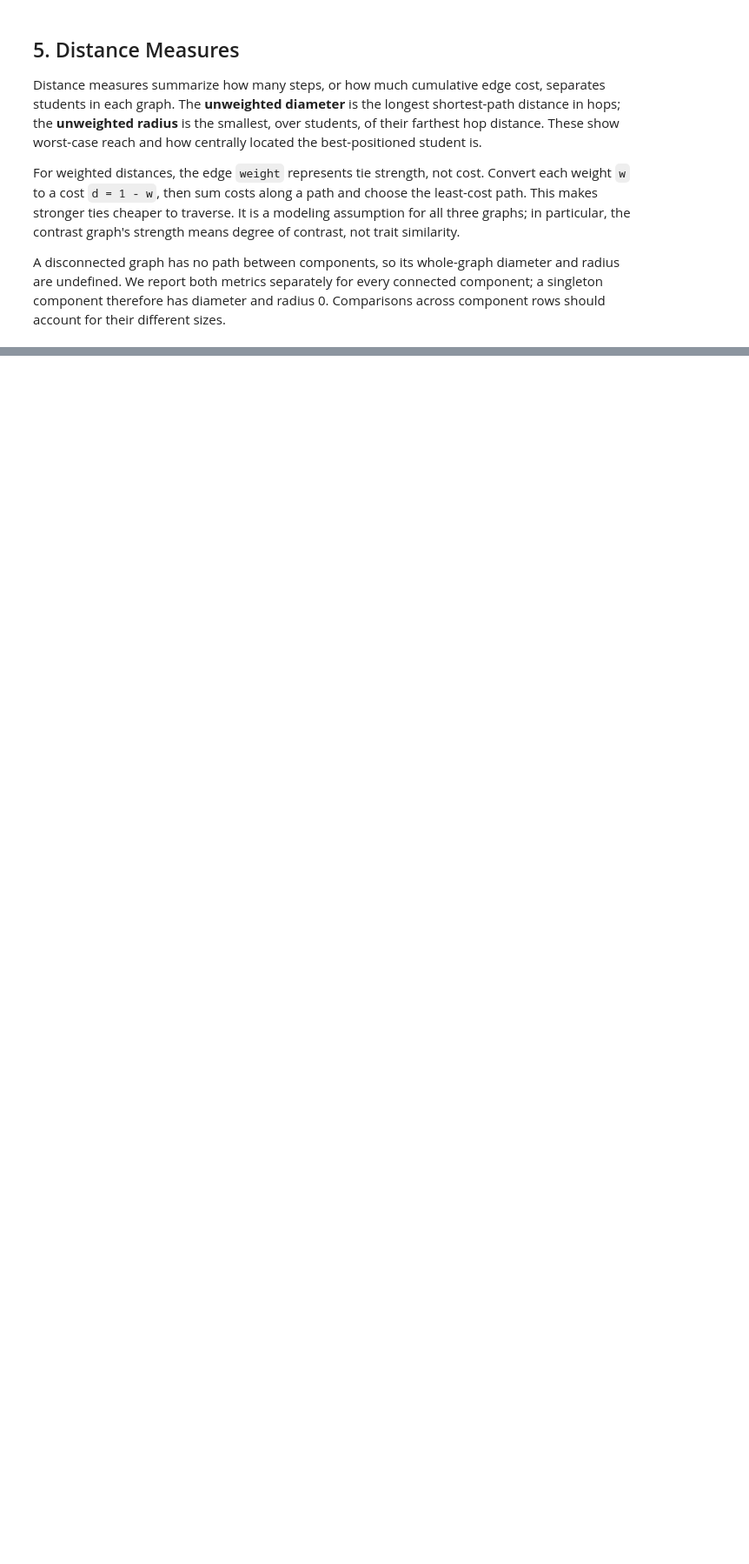
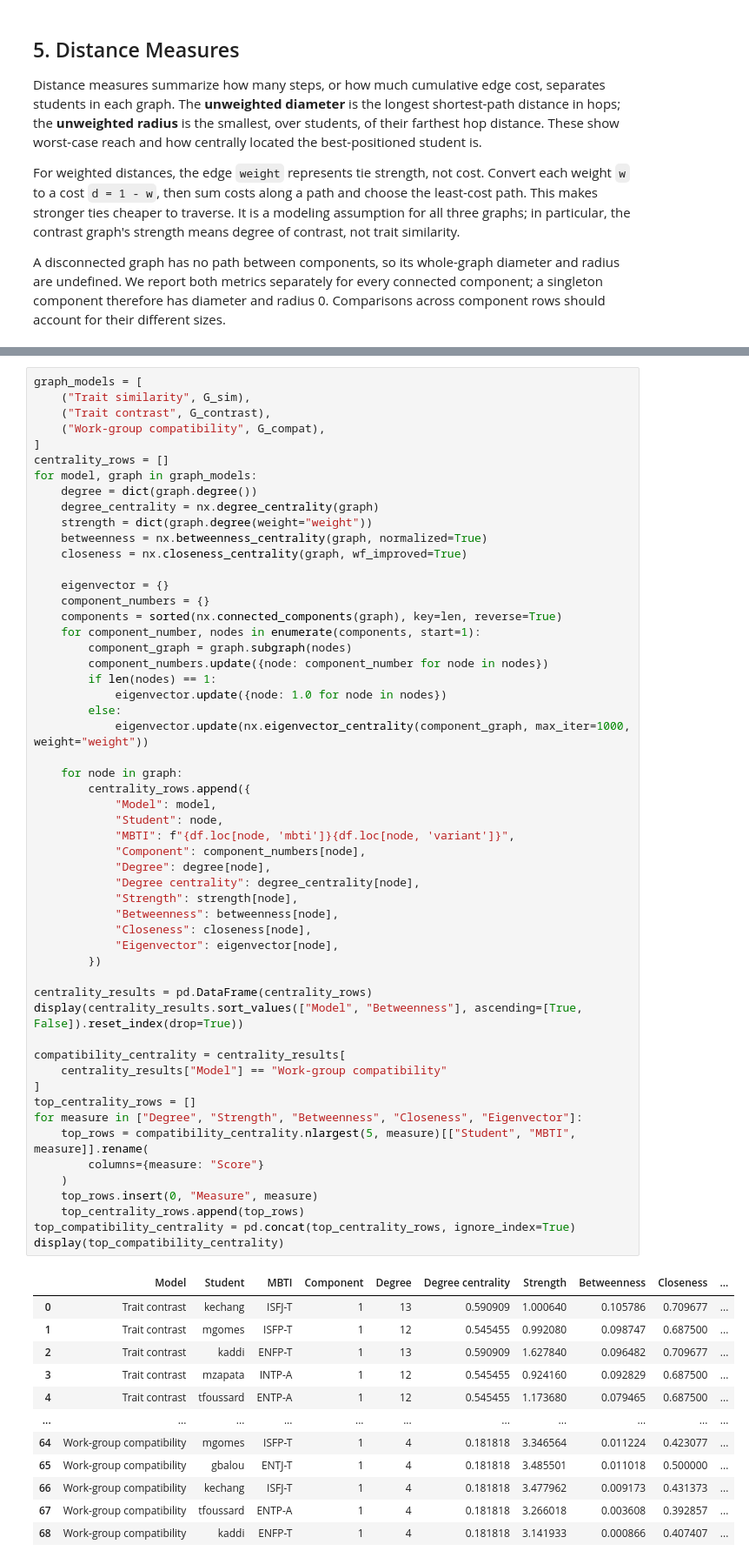
Before and after one commit to Waxguillermo/mbti-graph-analytics, a Jupyter notebook: base_notebook.ipynb, the cells around one changed output, grey strips where cells are left out. Shown at 87% size. Saved outputs shown, nothing was run; the diff lists cells and outputs as text; blank space fills up the shorter version.

Commit message:
Added centrality measures

```diff
--- a/base_notebook.ipynb
+++ b/base_notebook.ipynb
@@ -463,0 +476,67 @@ display(distance_results)
+# %%
+graph_models = [
+    ("Trait similarity", G_sim),
+    ("Trait contrast", G_contrast),
+    ("Work-group compatibility", G_compat),
+]
+centrality_rows = []
+for model, graph in graph_models:
+    degree = dict(graph.degree())
+    degree_centrality = nx.degree_centrality(graph)
+    strength = dict(graph.degree(weight="weight"))
+    betweenness = nx.betweenness_centrality(graph, normalized=True)
+    closeness = nx.closeness_centrality(graph, wf_improved=True)
+
+    eigenvector = {}
+    component_numbers = {}
+    components = sorted(nx.connected_components(graph), key=len, reverse=True)
+    for component_number, nodes in enumerate(components, start=1):
+        component_graph = graph.subgraph(nodes)
+        component_numbers.update({node: component_number for node in nodes})
+        if len(nodes) == 1:
+            eigenvector.update({node: 1.0 for node in nodes})
+        else:
+            eigenvector.update(nx.eigenvector_centrality(component_graph, max_iter=1000, weight="weight"))
+
+    for node in graph:
+        centrality_rows.append({
+            "Model": model,
+            "Student": node,
+            "MBTI": f"{df.loc[node, 'mbti']}{df.loc[node, 'variant']}",
+            "Component": component_numbers[node],
+            "Degree": degree[node],
+            "Degree centrality": degree_centrality[node],
+            "Strength": strength[node],
+            "Betweenness": betweenness[node],
+            "Closeness": closeness[node],
+            "Eigenvector": eigenvector[node],
+        })
+
+centrality_results = pd.DataFrame(centrality_rows)
+display(centrality_results.sort_values(["Model", "Betweenness"], ascending=[True, False]).reset_index(drop=True))
+
+compatibility_centrality = centrality_results[
+    centrality_results["Model"] == "Work-group compatibility"
+]
+top_centrality_rows = []
+for measure in ["Degree", "Strength", "Betweenness", "Closeness", "Eigenvector"]:
+    top_rows = compatibility_centrality.nlargest(5, measure)[["Student", "MBTI", measure]].rename(
+        columns={measure: "Score"}
+    )
+    top_rows.insert(0, "Measure", measure)
+    top_centrality_rows.append(top_rows)
+top_compatibility_centrality = pd.concat(top_centrality_rows, ignore_index=True)
+display(top_compatibility_centrality)
+# %% [output]
+|  | Model | Student | MBTI | Component | Degree | Degree centrality | Strength | Betweenness | Closeness | ... |
+| 0 | Trait contrast | kechang | ISFJ-T | 1 | 13 | 0.590909 | 1.000640 | 0.105786 | 0.709677 | ... |
+| 1 | Trait contrast | mgomes | ISFP-T | 1 | 12 | 0.545455 | 0.992080 | 0.098747 | 0.687500 | ... |
+| 2 | Trait contrast | kaddi | ENFP-T | 1 | 13 | 0.590909 | 1.627840 | 0.096482 | 0.709677 | ... |
+| 3 | Trait contrast | mzapata | INTP-A | 1 | 12 | 0.545455 | 0.924160 | 0.092829 | 0.687500 | ... |
+| 4 | Trait contrast | tfoussard | ENTP-A | 1 | 12 | 0.545455 | 1.173680 | 0.079465 | 0.687500 | ... |
+| ... | ... | ... | ... | ... | ... | ... | ... | ... | ... | ... |
+| 64 | Work-group compatibility | mgomes | ISFP-T | 1 | 4 | 0.181818 | 3.346564 | 0.011224 | 0.423077 | ... |
+| 65 | Work-group compatibility | gbalou | ENTJ-T | 1 | 4 | 0.181818 | 3.485501 | 0.011018 | 0.500000 | ... |
+| 66 | Work-group compatibility | kechang | ISFJ-T | 1 | 4 | 0.181818 | 3.477962 | 0.009173 | 0.431373 | ... |
+| 67 | Work-group compatibility | tfoussard | ENTP-A | 1 | 4 | 0.181818 | 3.266018 | 0.003608 | 0.392857 | ... |
+| 68 | Work-group compatibility | kaddi | ENFP-T | 1 | 4 | 0.181818 | 3.141933 | 0.000866 | 0.407407 | ... |
```
Also changed, not shown: parts of 3 cells of this notebook, 1 other file.
